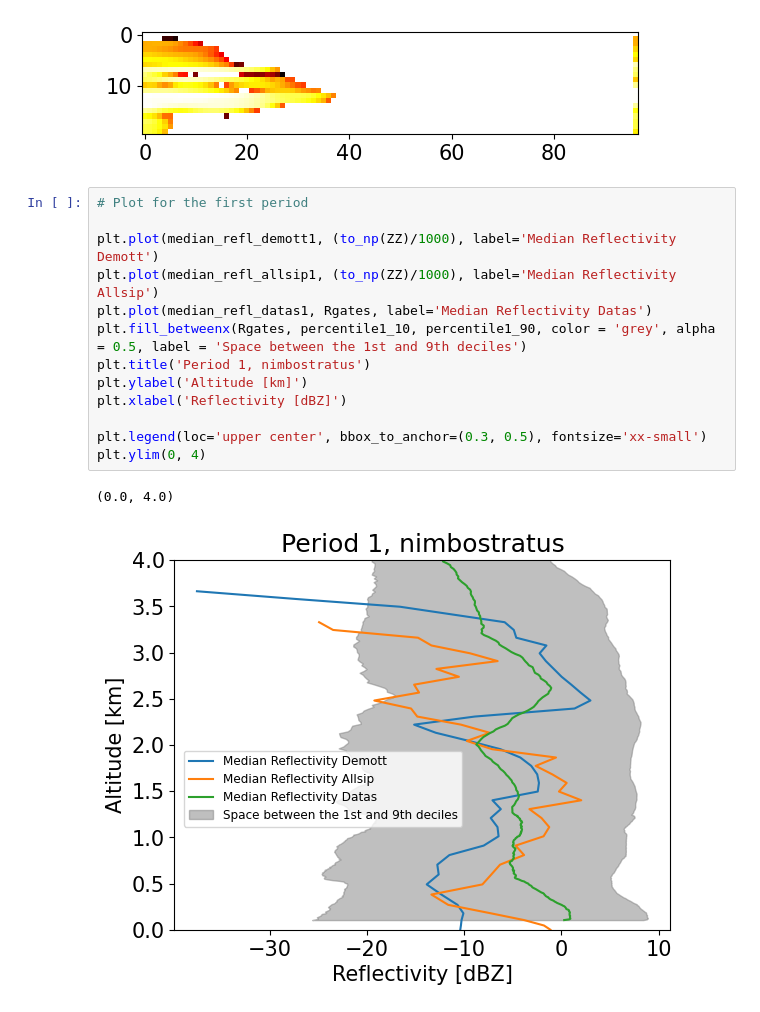
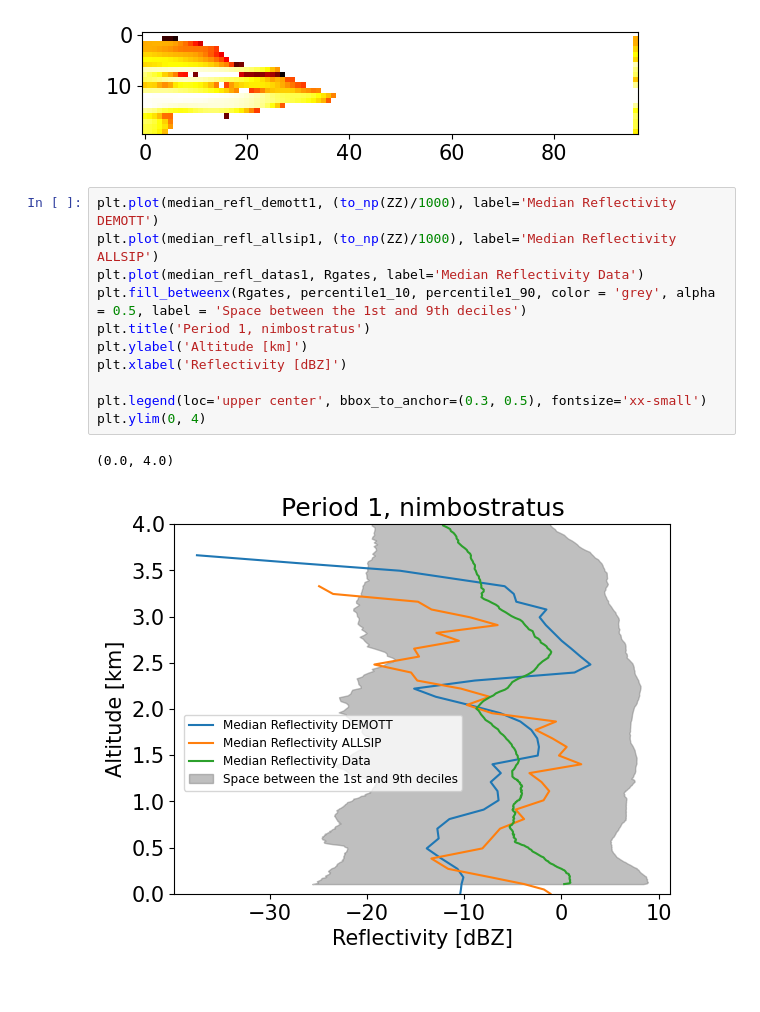
Before and after one commit to eliotperrin/Mixed-phase-cloud-with-CR-SIM, a Jupyter notebook: Comparaison.ipynb, the cells around one changed output. Drawn from its saved outputs; the diff is of its cells as text.

```diff
--- a/Comparaison.ipynb
+++ b/Comparaison.ipynb
@@ -485,21 +485,19 @@ print(data1.shape)
 (20, 97)
 [figure]
 # %%
-# Plot for the first period
-
-plt.plot(median_refl_demott1, (to_np(ZZ)/1000), label='Median Reflectivity Demott')
-plt.plot(median_refl_allsip1, (to_np(ZZ)/1000), label='Median Reflectivity Allsip')
-plt.plot(median_refl_datas1, Rgates, label='Median Reflectivity Datas')
+plt.plot(median_refl_demott1, (to_np(ZZ)/1000), label='Median Reflectivity DEMOTT')
+plt.plot(median_refl_allsip1, (to_np(ZZ)/1000), label='Median Reflectivity ALLSIP')
+plt.plot(median_refl_datas1, Rgates, label='Median Reflectivity Data')
 plt.fill_betweenx(Rgates, percentile1_10, percentile1_90, color = 'grey', alpha = 0.5, label = 'Space between the 1st and 9th deciles')
 plt.title('Period 1, nimbostratus')
 plt.ylabel('Altitude [km]')
 plt.xlabel('Reflectivity [dBZ]')
 
 plt.legend(loc='upper center', bbox_to_anchor=(0.3, 0.5), fontsize='xx-small')
 plt.ylim(0, 4)
 # %% [output]
 (0.0, 4.0)
-[figure, old version]
+[figure, new version]
 # %%
 # Plot for the second period
 
```
Also changed, not shown: parts of 3 cells of this notebook, 3 other files.
